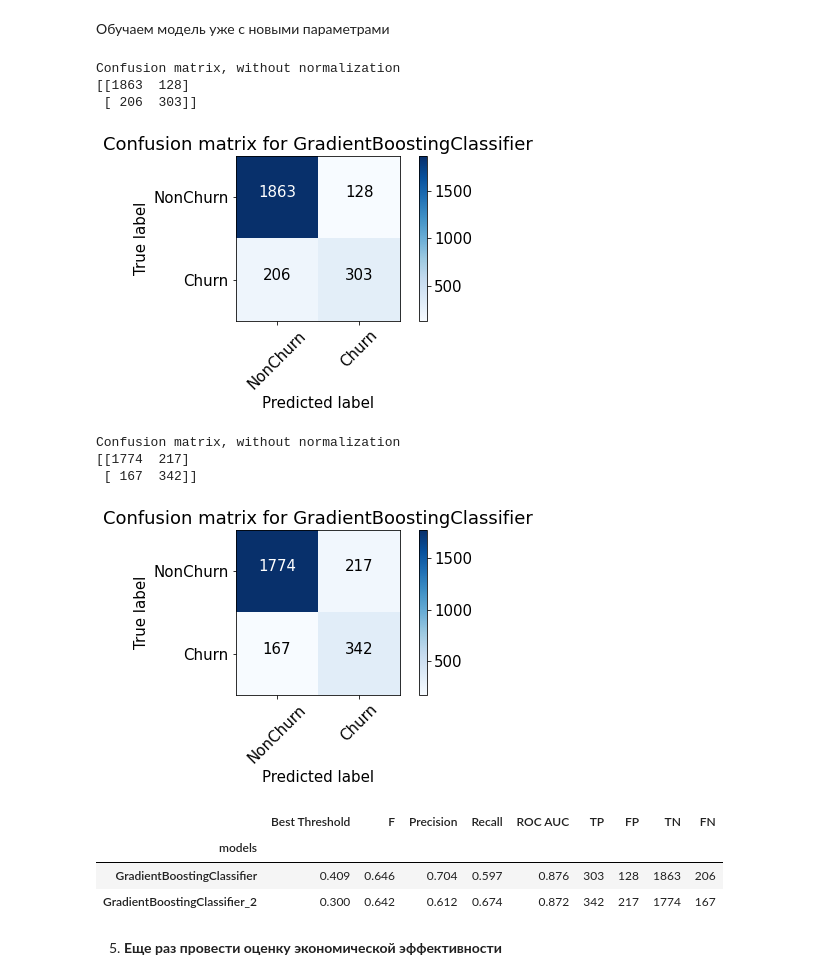
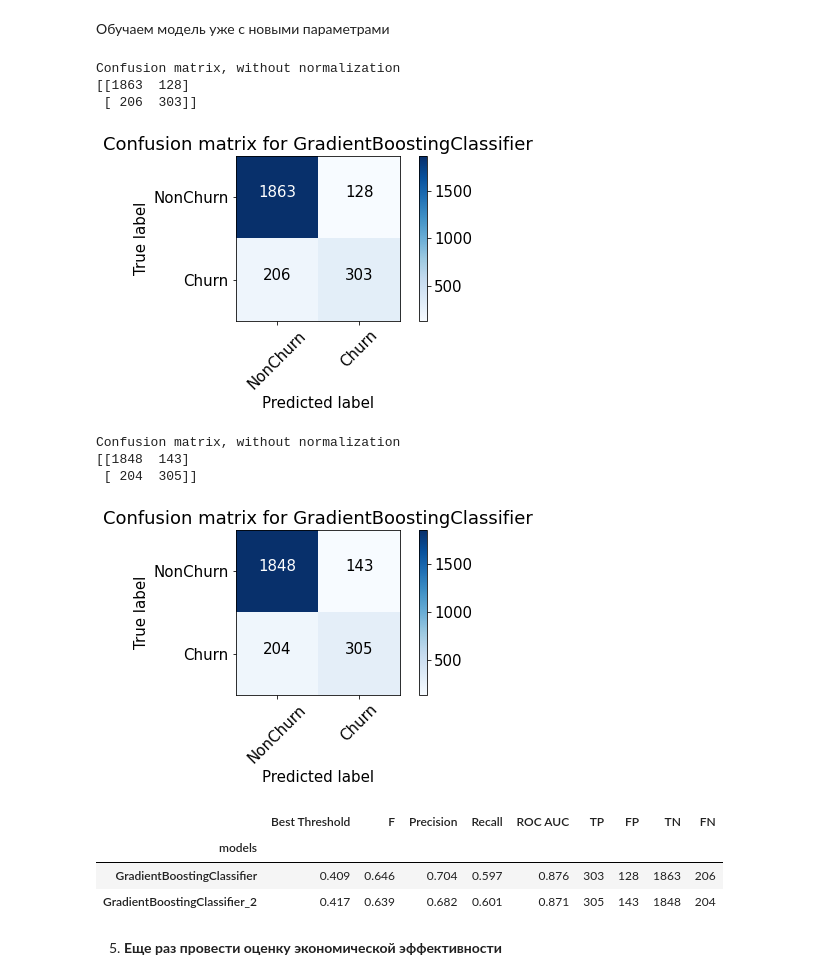
Before and after one commit to tseykoroman/ML_for_business, a Jupyter notebook: Tseyko_Lesson_5.ipynb, the cells around one changed output. Drawn from its saved outputs; the diff is of its cells as text; code cells hidden in the pictures.

```diff
--- a/Tseyko_Lesson_5.ipynb
+++ b/Tseyko_Lesson_5.ipynb
@@ -352,32 +356,32 @@ search.best_params_
 # %%
 results = pd.DataFrame([
  training(classifier=Pipeline([('features', feats), ('classifier', GradientBoostingClassifier(random_state=42))]), classifier_name='GradientBoostingClassifier'),
  training(classifier=Pipeline([('features', feats), ('classifier', GradientBoostingClassifier(random_state=42,
-                                                                                        learning_rate=0.05,
-                                                                                        max_depth=5,
-                                                                                        max_features='sqrt',
-                                                                                        n_estimators=100
+                                                                                        max_depth=3,
+                                                                                        max_features='log2',
+                                                                                        n_estimators=300,
+                                                                                        subsample=0.618
                                                                                         ))]), classifier_name='GradientBoostingClassifier')
     ], columns=['Best Threshold', 'F', 'Precision', 'Recall', 'ROC AUC', 'TP', 'FP', 'TN', 'FN'])
 
 results['models'] = ['GradientBoostingClassifier', 'GradientBoostingClassifier_2']
 results = results.set_index('models')
 # %% [output]
 Confusion matrix, without normalization
 [[1863  128]
  [ 206  303]]
 [figure]
 Confusion matrix, without normalization
-[[1774  217]
- [ 167  342]]
+[[1848  143]
+ [ 204  305]]
-[figure, old version]
+[figure, new version]
 # %%
 results
 # %% [output]
 |  | Best Threshold | F | Precision | Recall | ROC AUC | TP | FP | TN | FN |
 | models |  |  |  |  |  |  |  |  |  |
 | GradientBoostingClassifier | 0.409 | 0.646 | 0.704 | 0.597 | 0.876 | 303 | 128 | 1863 | 206 |
-| GradientBoostingClassifier_2 | 0.300 | 0.642 | 0.612 | 0.674 | 0.872 | 342 | 217 | 1774 | 167 |
+| GradientBoostingClassifier_2 | 0.417 | 0.639 | 0.682 | 0.601 | 0.871 | 305 | 143 | 1848 | 204 |
 # %% [markdown]
 5. **Еще раз провести оценку экономической эффективности**
 # %%
```
Also changed, not shown: parts of 4 cells of this notebook.
